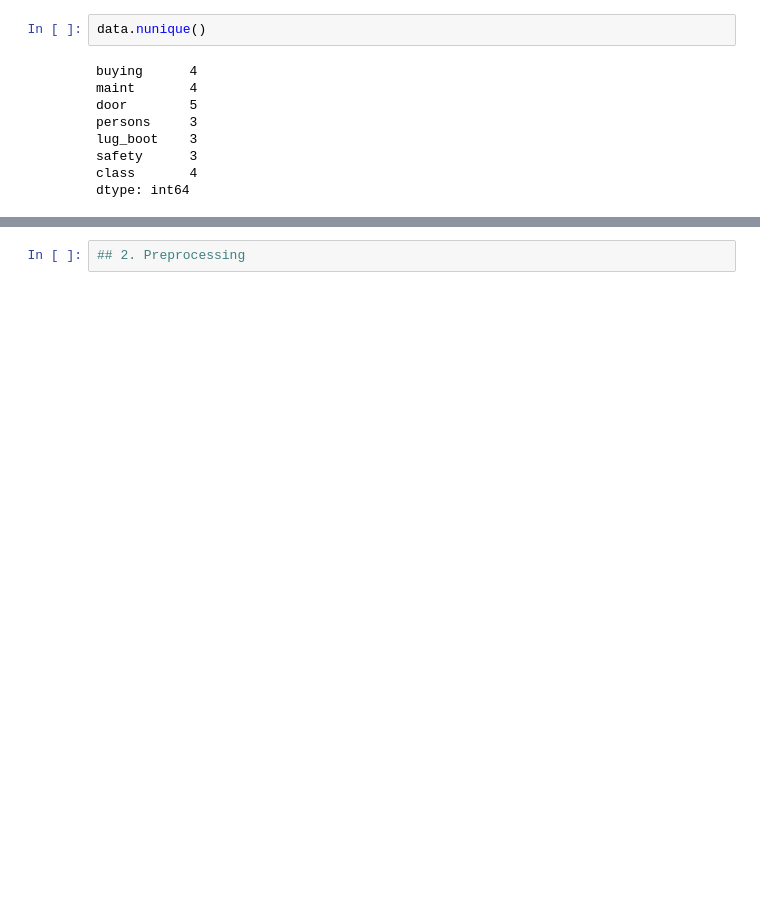
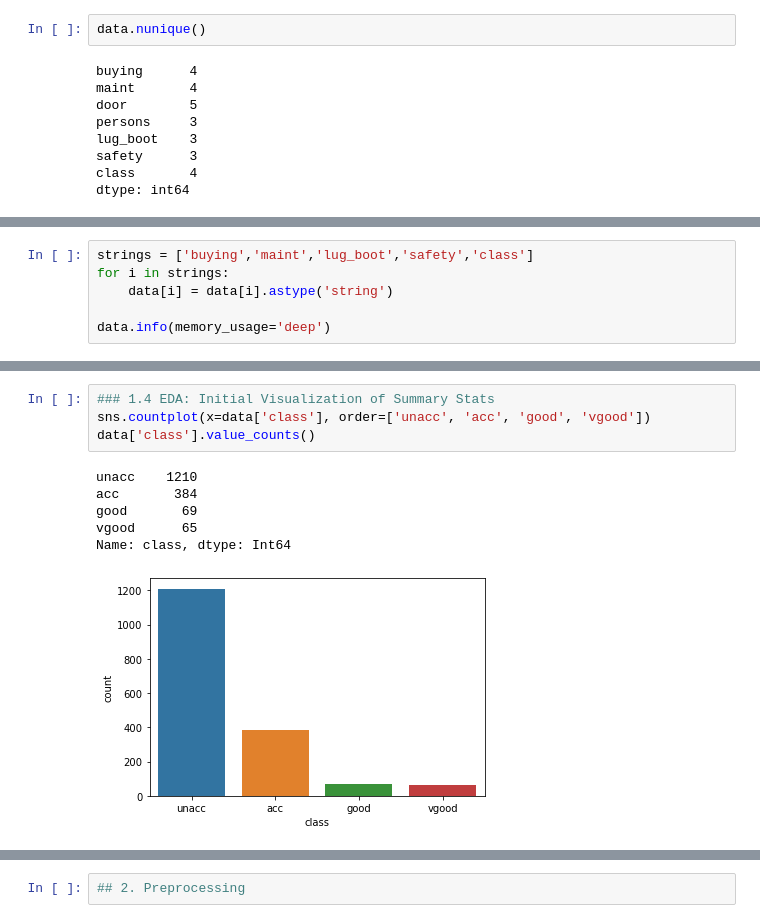
Before and after one commit to 333Kenji/CarClassifier_KNN, a Jupyter notebook: Notebooks/KNN.ipynb, the cells around one changed output, grey strips where cells are left out. Drawn from its saved outputs; the diff is of its cells as text; blank space fills up the shorter version.

```diff
--- a/Notebooks/KNN.ipynb
+++ b/Notebooks/KNN.ipynb
@@ -131,0 +161,6 @@ Name: class, dtype: int64
+# %%
+strings = ['buying','maint','lug_boot','safety','class']
+for i in strings:
+    data[i] = data[i].astype('string')
+
+data.info(memory_usage='deep')
@@ -131,0 +191,11 @@ Name: class, dtype: int64
+# %%
+### 1.4 EDA: Initial Visualization of Summary Stats
+sns.countplot(x=data['class'], order=['unacc', 'acc', 'good', 'vgood'])
+data['class'].value_counts()
+# %% [output]
+unacc    1210
+acc       384
+good       69
+vgood      65
+Name: class, dtype: Int64
+[figure, added]
```
Also changed, not shown: parts of 25 cells of this notebook.
